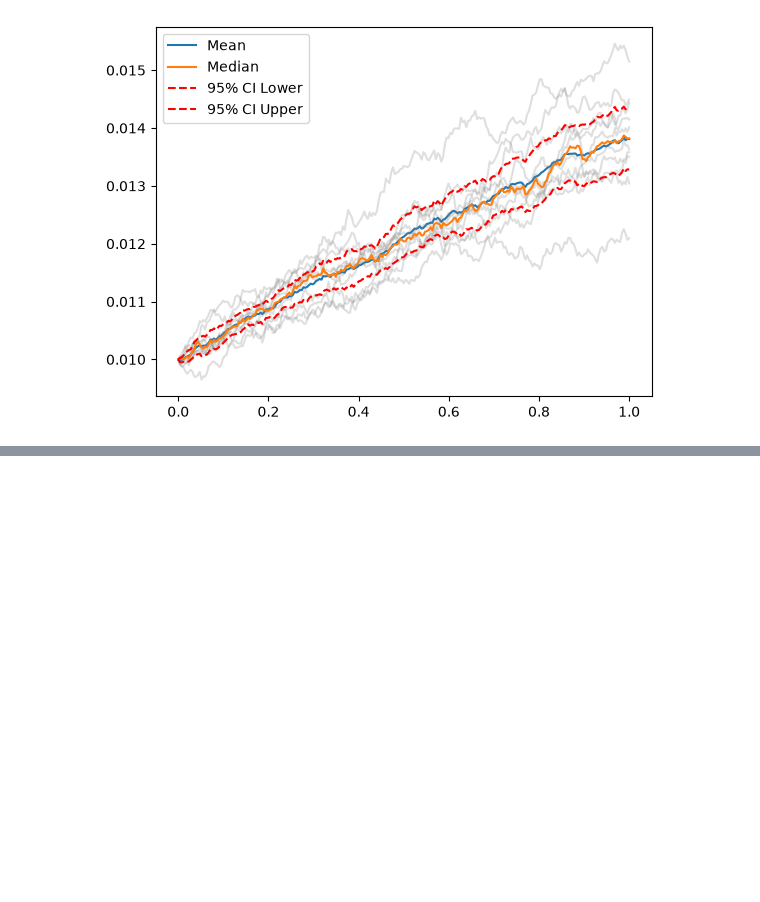
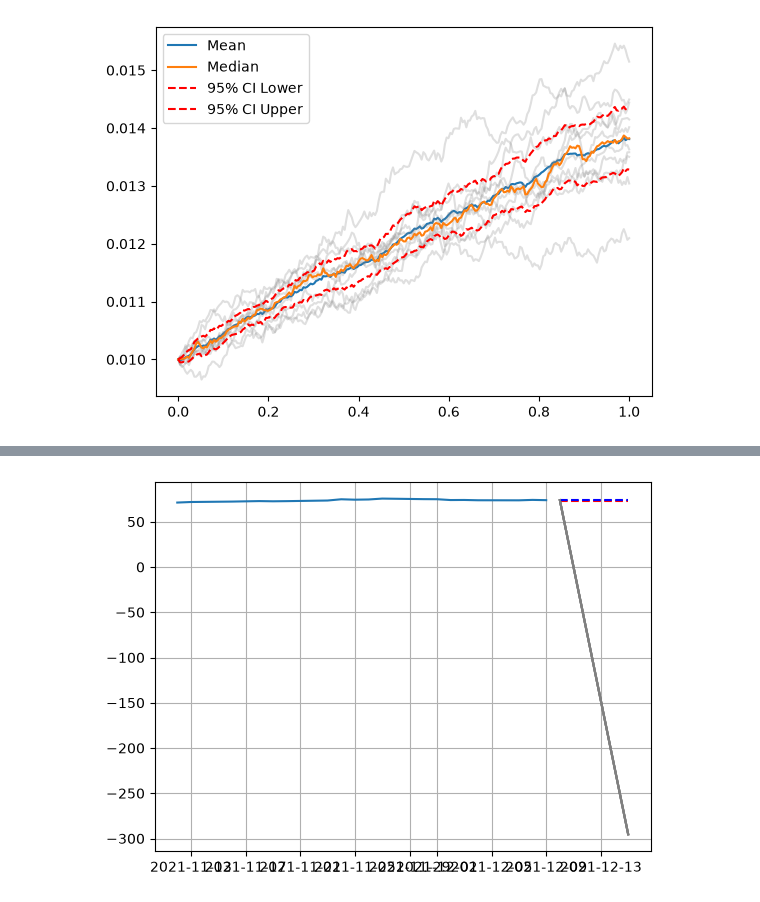
Before and after one commit to akinshinn/fx_pricing, a Jupyter notebook: main.ipynb, the cells around one changed output, grey strips where cells are left out. Saved outputs shown, nothing was run; the diff lists cells and outputs as text; code cells hidden in the pictures; blank space fills up the shorter version.

Commit message:
add monte-carlo, ruonia data

```diff
--- a/main.ipynb
+++ b/main.ipynb
@@ -48,0 +61,2 @@ plt.legend()
+# %%
+history = pd.read_excel("RC_F01_01_2014_T09_12_2021.xlsx")
@@ -48,0 +83,8 @@ plt.legend()
+# %%
+lower_bound = 73.84 - 0.5
+upper_bound = 73.84 + 0.5
+start_date = pd.to_datetime("2021-12-10")
+end_date = pd.to_datetime("2021-12-15")
+nominal = 1000000
+# %%
+model = CIR(kappa=0.5, theta=0.02, sigma=0.01, r0=history['curs'][0], T=10, N=100)
@@ -48,0 +111,11 @@ plt.legend()
+# %%
+plt.plot(history['data'][:20], history['curs'][:20])
+plt.plot([start_date, end_date], [lower_bound, lower_bound], color='red', linestyle='--', label='Lower Bound')
+plt.plot([start_date, end_date], [upper_bound, upper_bound], color='blue', linestyle='--', label='Upper Bound')
+
+for path in model.paths:
+    plt.plot([start_date, end_date], [path[0], path[-1]], color='gray', alpha=0.25)
+plt.plot()
+plt.grid()
+# %% [output]
+[figure, added]
```
Also changed, not shown: parts of 4 cells of this notebook, 5 other files.
